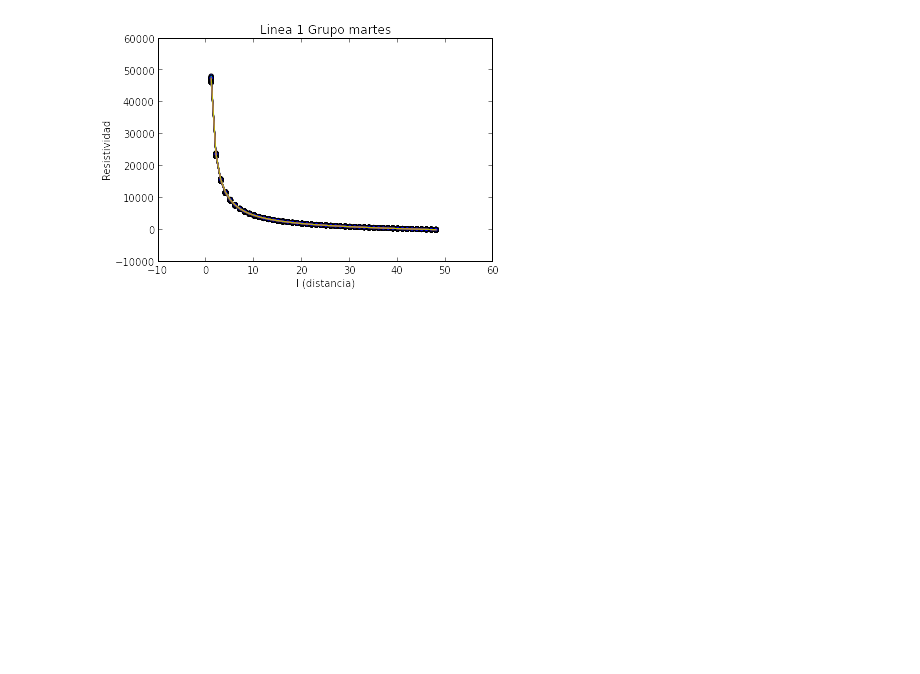
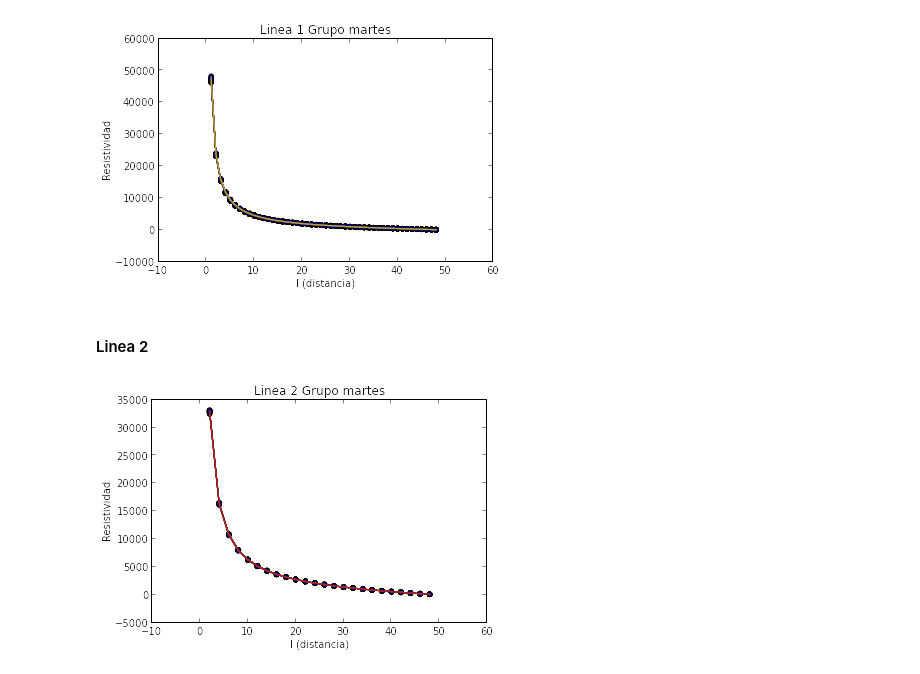
Before and after one commit to LinaPerez/Geophysics, a Jupyter notebook: Resistividad/Resistividad.ipynb, the cells around one changed output. Saved outputs shown, nothing was run; the diff lists cells and outputs as text; code cells hidden in the pictures; blank space fills up the shorter version.

```diff
--- a/Resistividad/Resistividad.ipynb
+++ b/Resistividad/Resistividad.ipynb
@@ -273,3 +271,25 @@ for i in range (len(I_1m)):
     plt.ylabel('Resistividad')
 # %% [output]
 [figure]
+# %% [markdown]
+#### Linea 2
+# %%
+L_2m = 50
+
+datos2m = np.loadtxt('GrupoMartes_linea2.txt')
+l_2m = datos2m[:,0]
+V_2m = datos2m[:,1]
+I_2m = datos2m[:,2]
+
+for i in range (len(I_2m)):
+    res_am2 = pi*(((L_2m**2)-(l_2m**2))**2)
+    res_bm2 = 2*l_2m*((L_2m**2)-(l_2m**2))
+    res_cm2 = (absolute(V_2m[23] - V_2m[0] ) / I_2m[i])
+    resistividad_2m = (res_am2 / res_bm2)*res_cm2
+    plot (l_2m, resistividad_2m)
+    scatter (l_2m, resistividad_2m)
+    plt.title('Linea 2 Grupo martes')
+    plt.xlabel('l (distancia)')
+    plt.ylabel('Resistividad')
+# %% [output]
+[figure, added]
```
Also changed, not shown: parts of 13 cells of this notebook, 5 other files.
